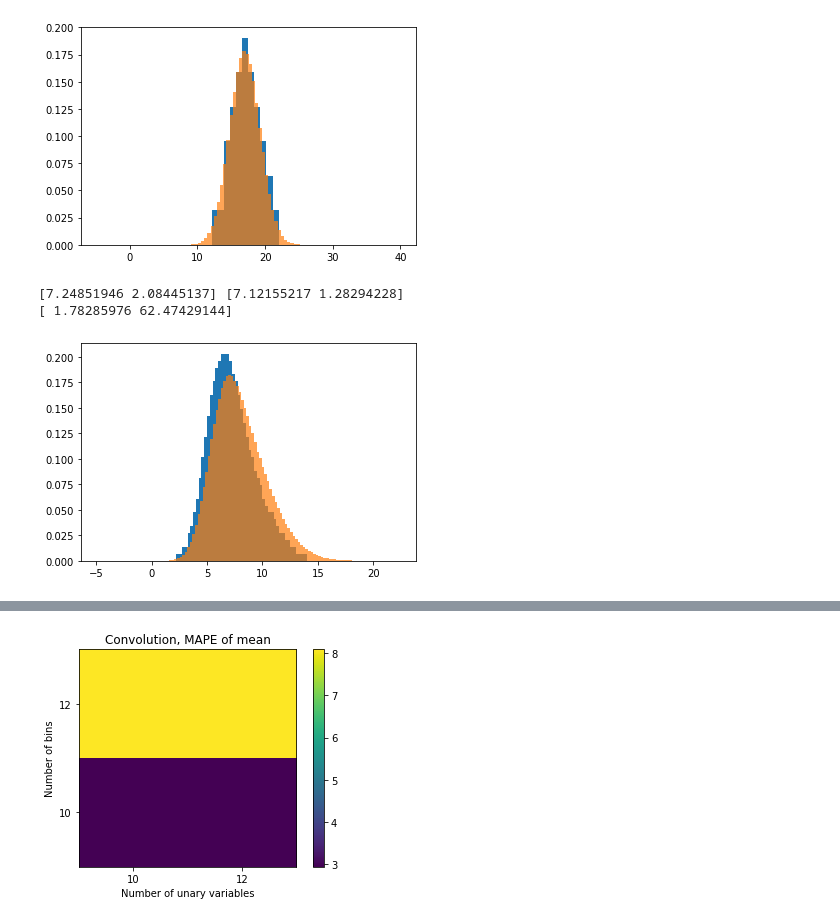
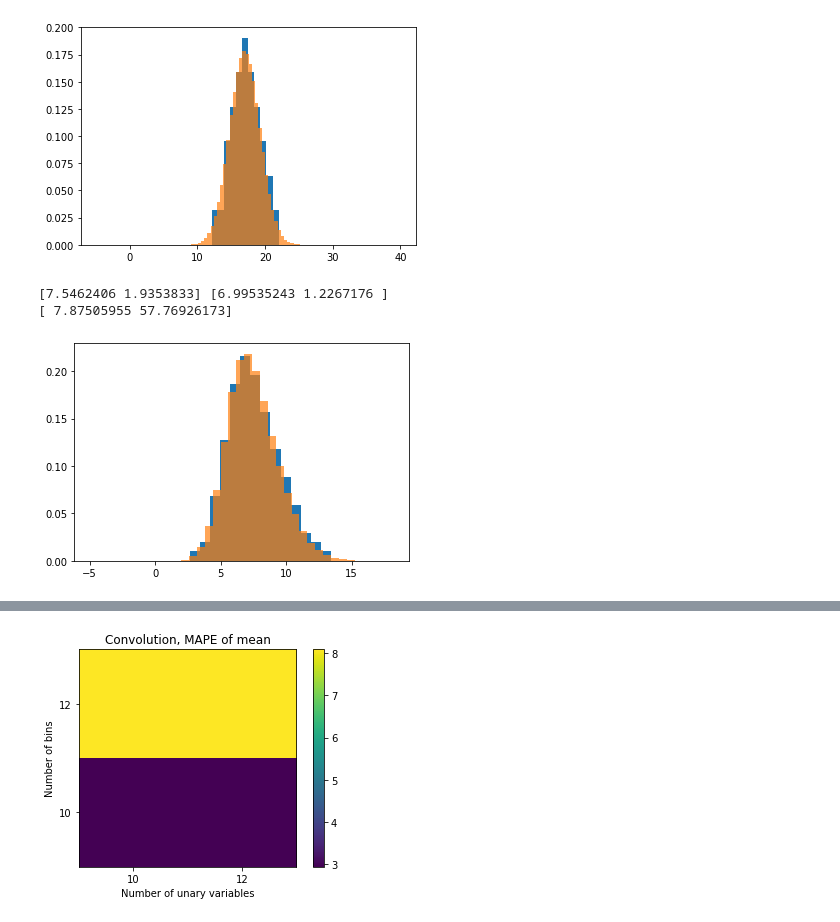
Before and after one commit to bosakad/SSTA-via-GP, a Jupyter notebook: src/gateSizing/unaryTesting.ipynb, the cells around one changed output, grey strips where cells are left out. Saved outputs shown, nothing was run; the diff lists cells and outputs as text; code cells hidden in the pictures.

Commit message:
Added new plotting

```diff
--- a/src/gateSizing/unaryTesting.ipynb
+++ b/src/gateSizing/unaryTesting.ipynb
@@ -265,36 +265,36 @@ def LadderNumpy(numberOfBins=100, numberOfUnaries=100, number_of_nodes=1, interv
 
     return np.array([rvs[-1].mean, rvs[-1].std]), np.array(desired[0])
 # %%
-numberOfNodes = 9
+numberOfNodes = 5
 
-numberOfBins = 100
-numberOfUnaries = 100
+numberOfBins = 30
+numberOfUnaries = 30
 
-interval = (-5, 20)
+interval = (-5, 18)
 
 
 actual, desired = LadderNumpy(numberOfBins, numberOfUnaries, numberOfNodes, interval=interval)
 
 # actual = np.zeros((numberOfNodes, 2))
 # desired = np.zeros((numberOfNodes, 2))
 
 # for i in range(0, numberOfNodes):
 #     actual[i, 0] = actualNonForm[i].mean
 #     actual[i, 1] = actualNonForm[i].std
 
 #     desired[i, 0] = desiredNonForm[i, 0]
 #     desired[i, 1] = desiredNonForm[i, 1]
 
 
 
 MAPE = 100 * np.abs((actual - desired) / desired)
 
 print(actual, desired)
 print(MAPE)
 # %% [output]
-[7.24851946 2.08445137] [7.12155217 1.28294228]
-[ 1.78285976 62.47429144]
+[7.5462406 1.9353833] [6.99535243 1.2267176 ]
+[ 7.87505955 57.76926173]
-[figure, old version]
+[figure, new version]
 # %%
         # HEAT MAPS
 # %%
```
Also changed, not shown: 55 other files.
